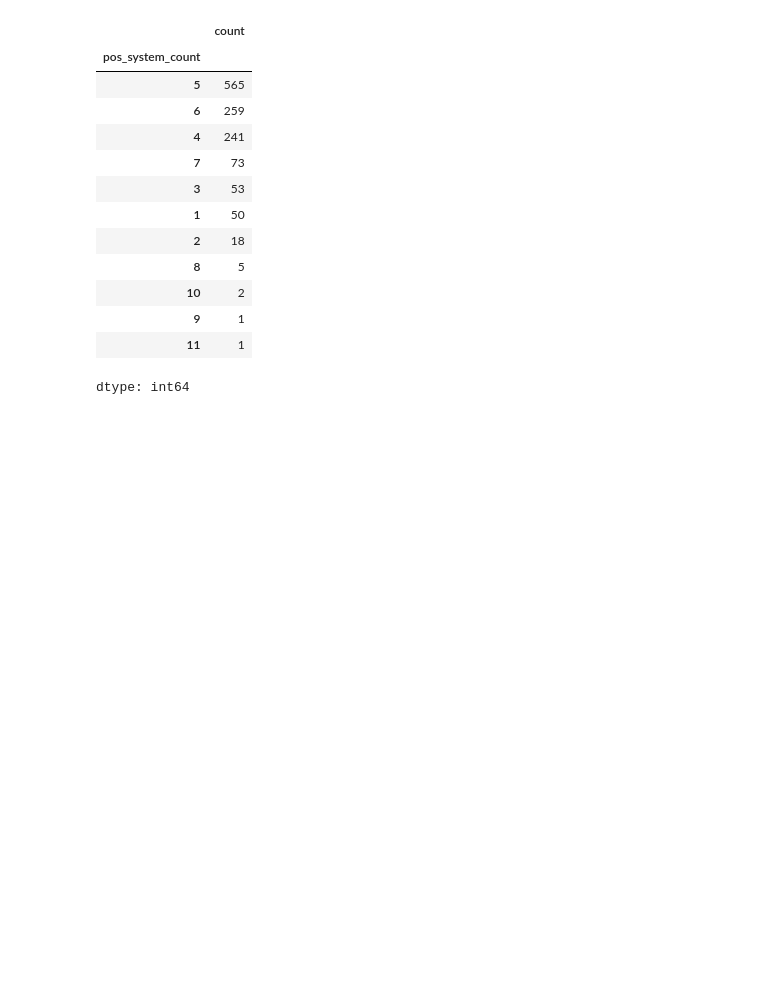
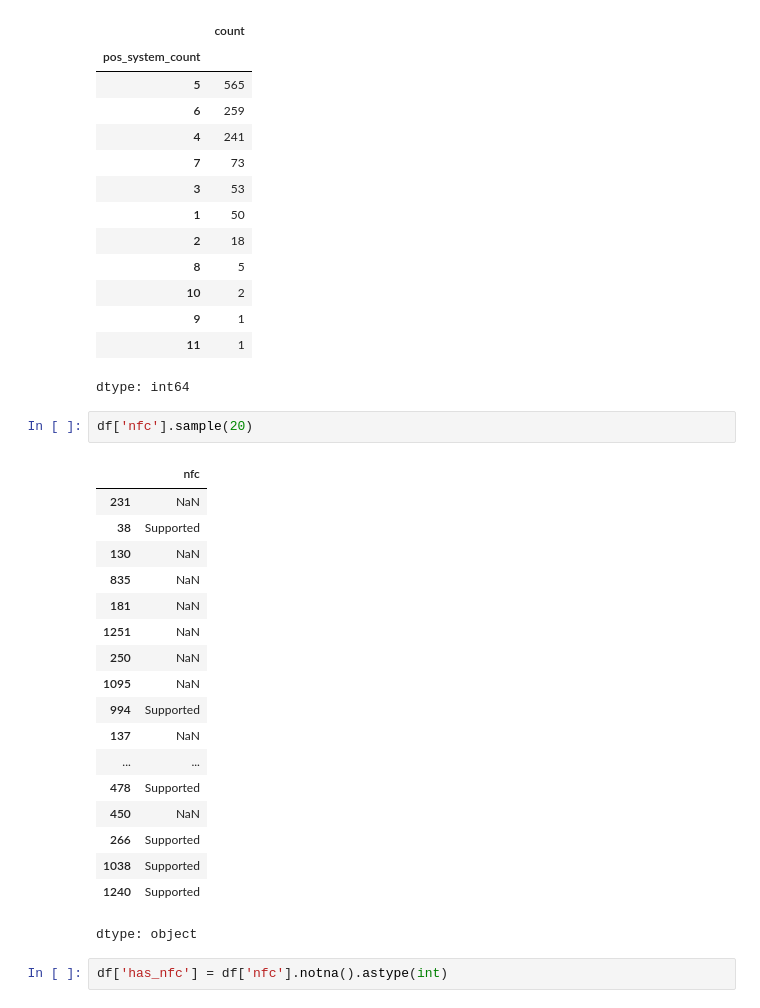
Before and after one commit to rajeshxdatascience/smartphone-recommender-system, a Jupyter notebook: SpecLens_AI_Data_Engineering.ipynb, the cells around one changed output. Saved outputs shown, nothing was run; the diff lists cells and outputs as text; blank space fills up the shorter version.

Commit message:
feat: connectivity suite complete; mapped NFC support (595 models) as a mid-to-high tier price signal

```diff
--- a/SpecLens_AI_Data_Engineering.ipynb
+++ b/SpecLens_AI_Data_Engineering.ipynb
@@ -5205,3 +5205,26 @@ df['pos_system_count'].value_counts(dropna=False)
 | 9 | 1 |
 | 11 | 1 |
 dtype: int64
+# %%
+df['nfc'].sample(20)
+# %% [output]
+|  | nfc |
+| 231 | NaN |
+| 38 | Supported |
+| 130 | NaN |
+| 835 | NaN |
+| 181 | NaN |
+| 1251 | NaN |
+| 250 | NaN |
+| 1095 | NaN |
+| 994 | Supported |
+| 137 | NaN |
+| ... | ... |
+| 478 | Supported |
+| 450 | NaN |
+| 266 | Supported |
+| 1038 | Supported |
+| 1240 | Supported |
+dtype: object
+# %%
+df['has_nfc'] = df['nfc'].notna().astype(int)
```
Also changed, not shown: parts of 1 cell of this notebook.
